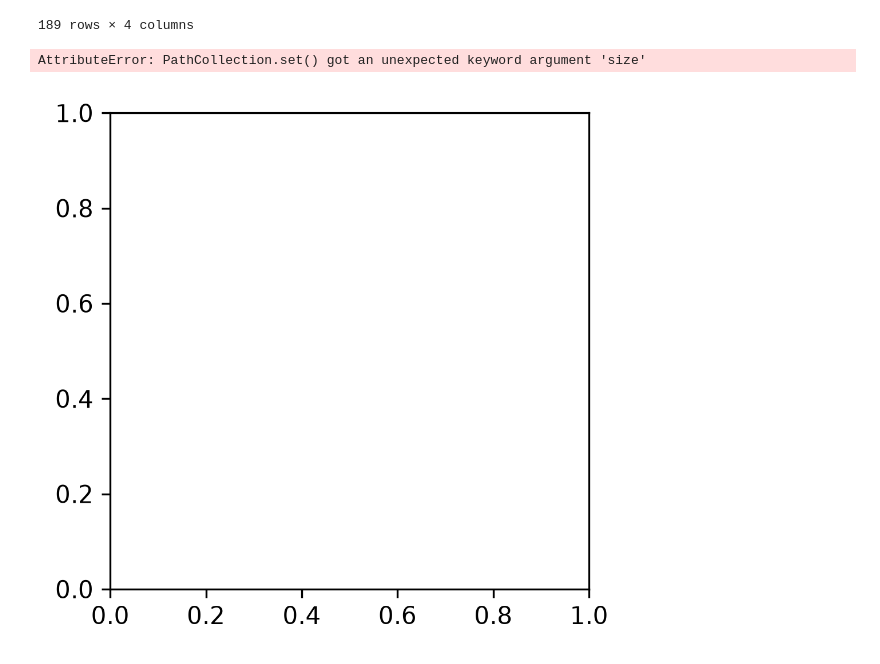
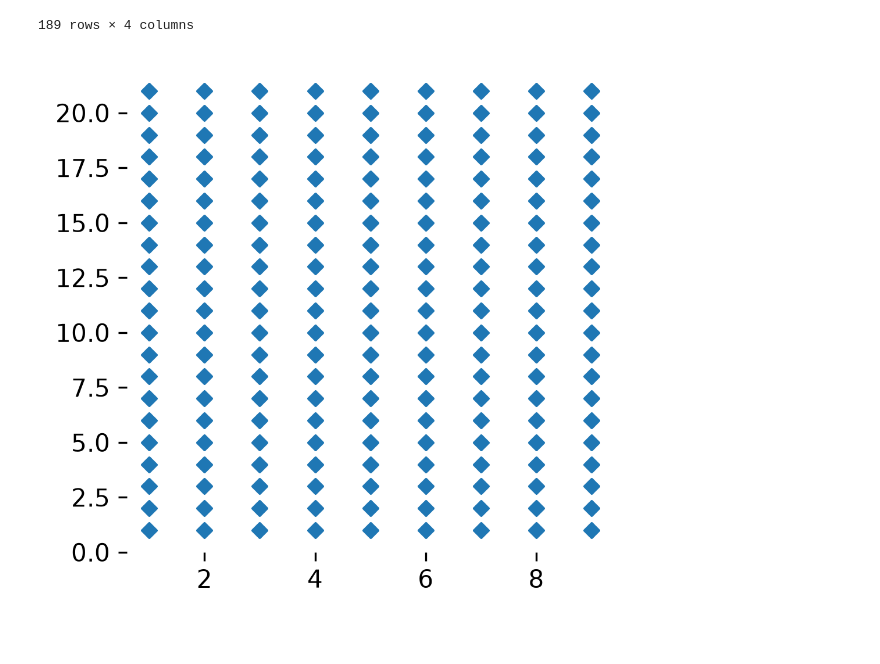
Before and after one commit to TurnerHaa/social-stories, a Jupyter notebook: celebrity_traitors/traitors_chart.ipynb, the cells around one changed output. Saved outputs shown, nothing was run; the diff lists cells and outputs as text; code cells hidden in the pictures.

```diff
--- a/celebrity_traitors/traitors_chart.ipynb
+++ b/celebrity_traitors/traitors_chart.ipynb
@@ -35,17 +35,18 @@ traitors_ext
 # %%
 # set up explicit dimensions
 dpi = 300
 width_px, height_px = 1080, 1080
 figsize = (width_px / dpi, height_px / dpi)
 
 fig, ax = plt.subplots(figsize=figsize, dpi=dpi)
 
-plt.scatter('x','y', data=traitors_ext, marker='D', size=2)
+plt.scatter('x','y', data=traitors_ext, marker='D', s=18)
 
 for pos in ['right', 'top', 'bottom', 'left']:
     plt.gca().spines[pos].set_visible(False)
 
+plt.savefig("images/traitorstest.png", dpi=dpi, facecolor=fig.get_facecolor())
+
 plt.show()
 # %% [output]
-AttributeError: PathCollection.set() got an unexpected keyword argument 'size'
-[figure, old version]
+[figure, new version]
```
Also changed, not shown: 1 other file.
